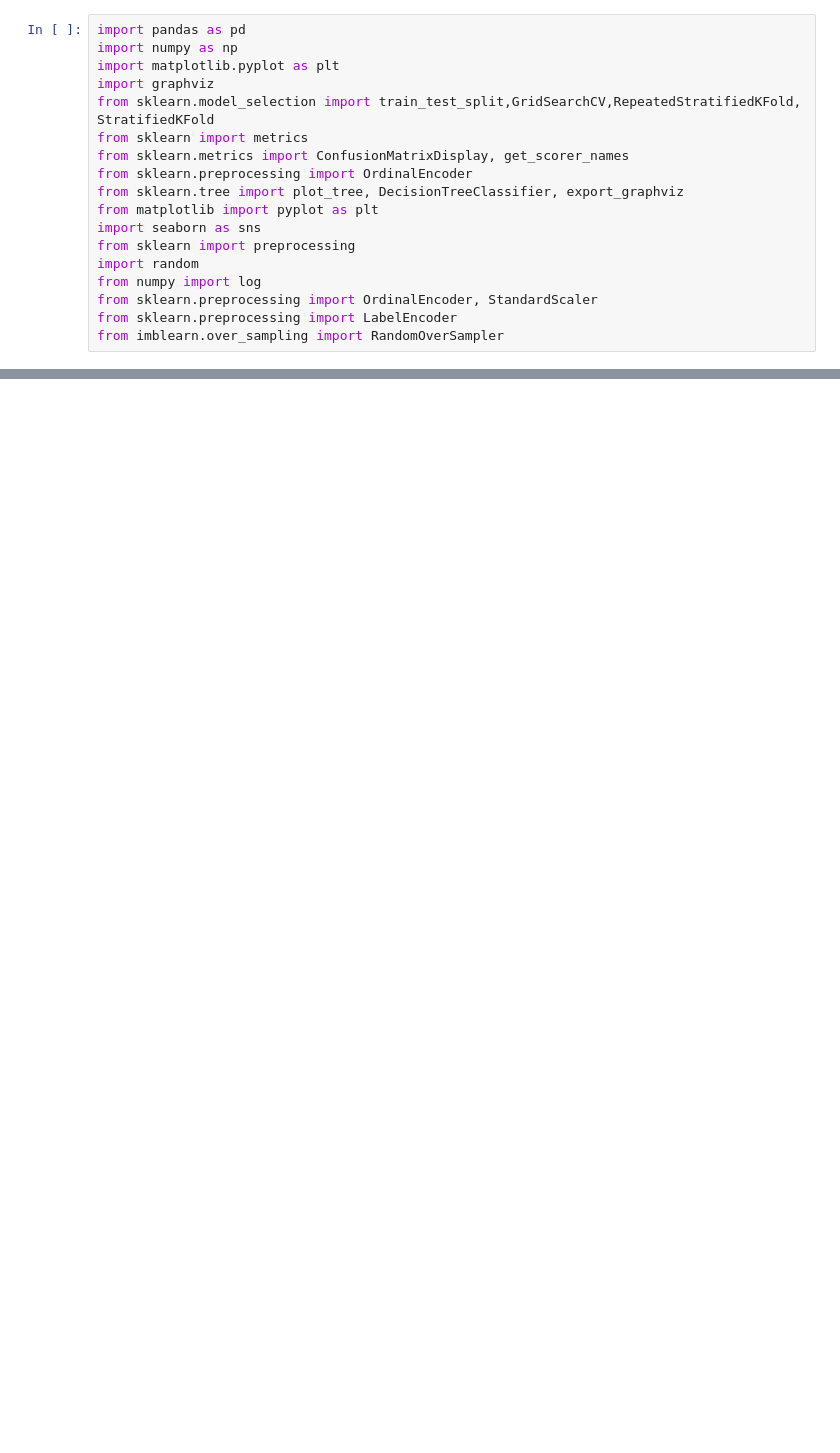
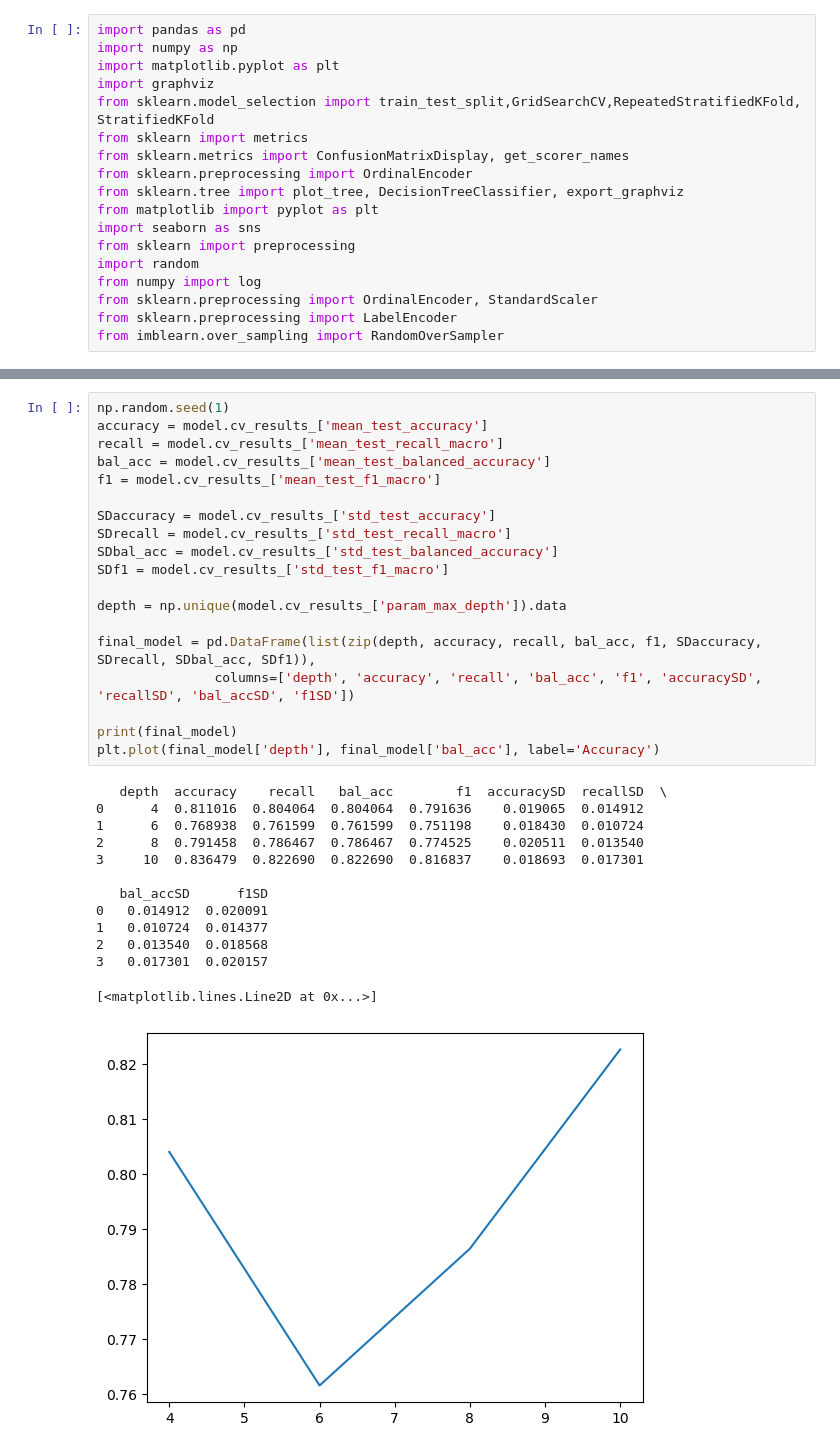
Before and after one commit to mrcarlson3/DS3021Final, a Jupyter notebook: RandomForest.ipynb, the cells around one changed output, grey strips where cells are left out. Drawn from its saved outputs; the diff is of its cells as text; blank space fills up the shorter version.

```diff
--- a/RandomForest.ipynb
+++ b/RandomForest.ipynb
@@ -98,0 +166,33 @@ ValueError: The least populated class in y has only 1 member, which is too few.
+# %%
+np.random.seed(1)
+accuracy = model.cv_results_['mean_test_accuracy']
+recall = model.cv_results_['mean_test_recall_macro']
+bal_acc = model.cv_results_['mean_test_balanced_accuracy']
+f1 = model.cv_results_['mean_test_f1_macro']
+
+SDaccuracy = model.cv_results_['std_test_accuracy']
+SDrecall = model.cv_results_['std_test_recall_macro']
+SDbal_acc = model.cv_results_['std_test_balanced_accuracy']
+SDf1 = model.cv_results_['std_test_f1_macro']
+
+depth = np.unique(model.cv_results_['param_max_depth']).data
+
+final_model = pd.DataFrame(list(zip(depth, accuracy, recall, bal_acc, f1, SDaccuracy, SDrecall, SDbal_acc, SDf1)),
+               columns=['depth', 'accuracy', 'recall', 'bal_acc', 'f1', 'accuracySD', 'recallSD', 'bal_accSD', 'f1SD'])
+
+print(final_model)
+plt.plot(final_model['depth'], final_model['bal_acc'], label='Accuracy')
+# %% [output]
+   depth  accuracy    recall   bal_acc        f1  accuracySD  recallSD  \
+0      4  0.811016  0.804064  0.804064  0.791636    0.019065  0.014912
+1      6  0.768938  0.761599  0.761599  0.751198    0.018430  0.010724
+2      8  0.791458  0.786467  0.786467  0.774525    0.020511  0.013540
+3     10  0.836479  0.822690  0.822690  0.816837    0.018693  0.017301
+
+   bal_accSD      f1SD
+0   0.014912  0.020091
+1   0.010724  0.014377
+2   0.013540  0.018568
+3   0.017301  0.020157
+[<matplotlib.lines.Line2D at 0x...>]
+[figure, added]
```
Also changed, not shown: parts of 12 cells of this notebook, 1 other file.
